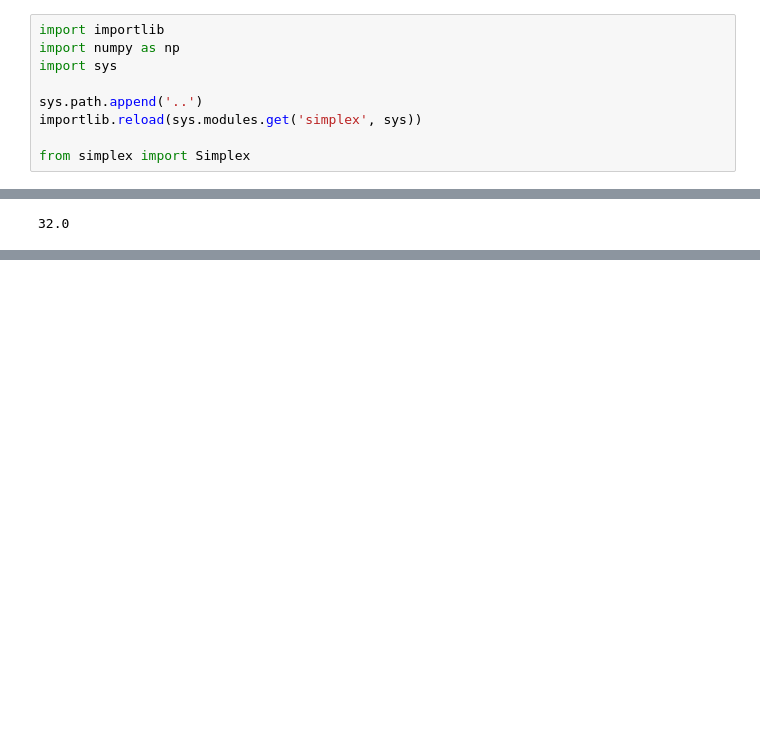
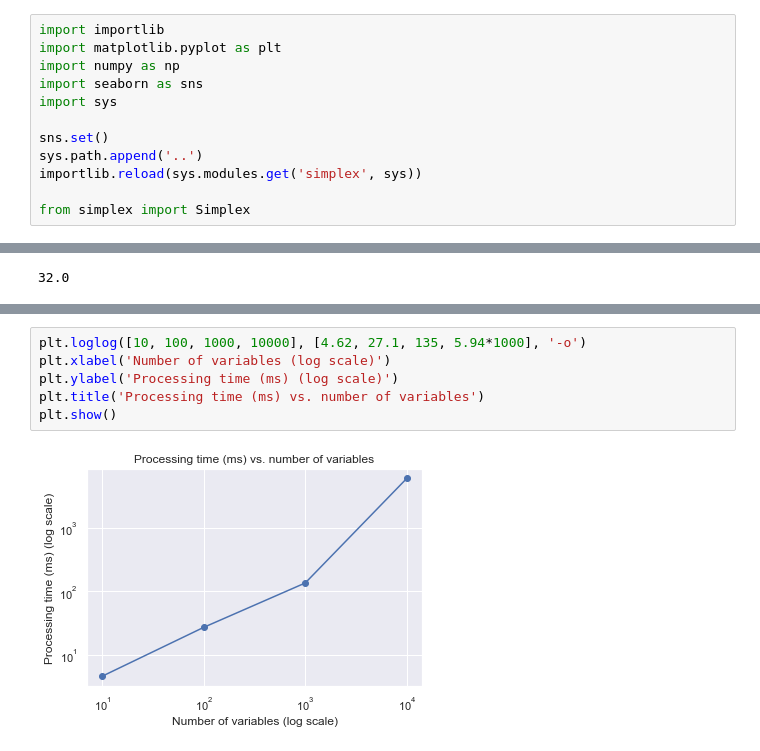
Before and after one commit to lucasresck/linear-and-integer-programming, a Jupyter notebook: notebooks/simplex_examples.ipynb, the cells around one changed output, grey strips where cells are left out. Cells and saved outputs as stored; diff of their text form; blank space fills up the shorter version.

Commit message:
Add time experiments

```diff
--- a/notebooks/simplex_examples.ipynb
+++ b/notebooks/simplex_examples.ipynb
@@ -9,9 +9,12 @@ Python implementation of the simplex algorithm for solving linear programming pr
 ## Setup
 # %%
 import importlib
+import matplotlib.pyplot as plt
 import numpy as np
+import seaborn as sns
 import sys
 
+sns.set()
 sys.path.append('..')
 importlib.reload(sys.modules.get('simplex', sys))
 
@@ -279,0 +355,8 @@ simples_6.objective
+# %%
+plt.loglog([10, 100, 1000, 10000], [4.62, 27.1, 135, 5.94*1000], '-o')
+plt.xlabel('Number of variables (log scale)')
+plt.ylabel('Processing time (ms) (log scale)')
+plt.title('Processing time (ms) vs. number of variables')
+plt.show()
+# %% [output]
+[figure, added]
```
Also changed, not shown: parts of 6 cells of this notebook.
